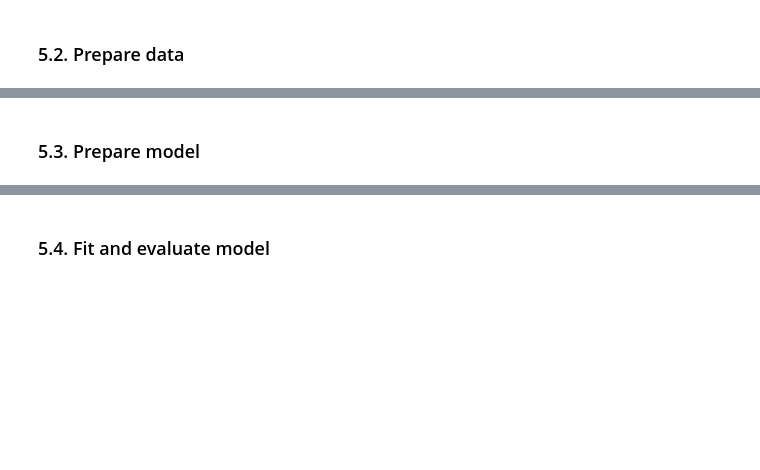
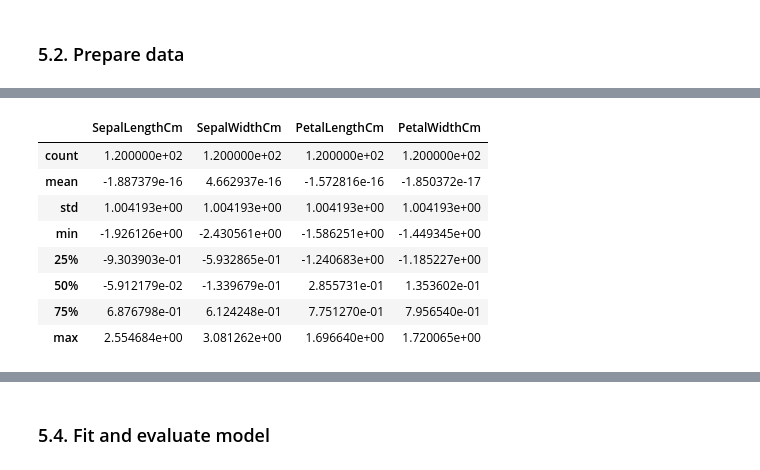
Before and after one commit to TeaKatz/AI_Training, a Jupyter notebook: 07_Implement_Linear&Logistic_Regression.ipynb, the cells around one changed output, grey strips where cells are left out. Cells and saved outputs as stored; diff of their text form; code cells hidden in the pictures; blank space fills up the shorter version.

```diff
--- a/07_Implement_Linear&Logistic_Regression.ipynb
+++ b/07_Implement_Linear&Logistic_Regression.ipynb
@@ -688,2 +544,19 @@ from sklearn.preprocessing import MinMaxScaler
-# %% [markdown]
-### 5.3. Prepare model
+# %%
+# Normalize all features to have mean of 0 and standard deviation of 1
+scaler_x = StandardScaler()
+
+scaler_x.fit(train_x)
+
+train_x_scaled = scaler_x.transform(train_x)
+train_x_scaled = pd.DataFrame(train_x_scaled, columns=train_x.columns)
+train_x_scaled.describe()
+# %% [output]
+|  | SepalLengthCm | SepalWidthCm | PetalLengthCm | PetalWidthCm |
+| count | 1.200000e+02 | 1.200000e+02 | 1.200000e+02 | 1.200000e+02 |
+| mean | -1.887379e-16 | 4.662937e-16 | -1.572816e-16 | -1.850372e-17 |
+| std | 1.004193e+00 | 1.004193e+00 | 1.004193e+00 | 1.004193e+00 |
+| min | -1.926126e+00 | -2.430561e+00 | -1.586251e+00 | -1.449345e+00 |
+| 25% | -9.303903e-01 | -5.932865e-01 | -1.240683e+00 | -1.185227e+00 |
+| 50% | -5.912179e-02 | -1.339679e-01 | 2.855731e-01 | 1.353602e-01 |
+| 75% | 6.876798e-01 | 6.124248e-01 | 7.751270e-01 | 7.956540e-01 |
+| max | 2.554684e+00 | 3.081262e+00 | 1.696640e+00 | 1.720065e+00 |
```
Also changed, not shown: parts of 38 cells of this notebook.
